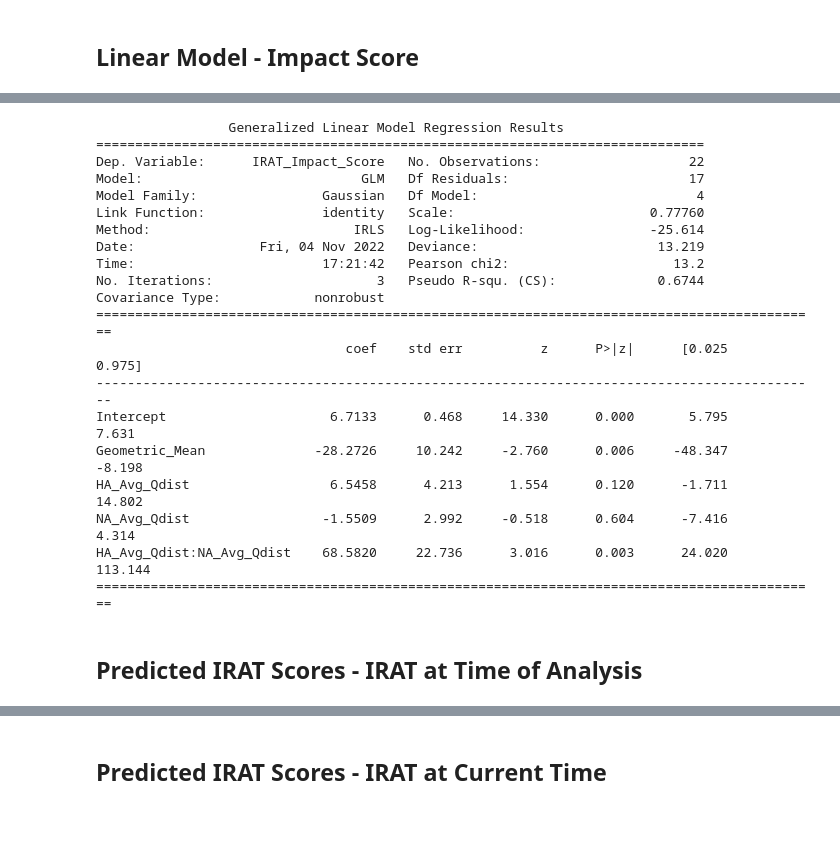
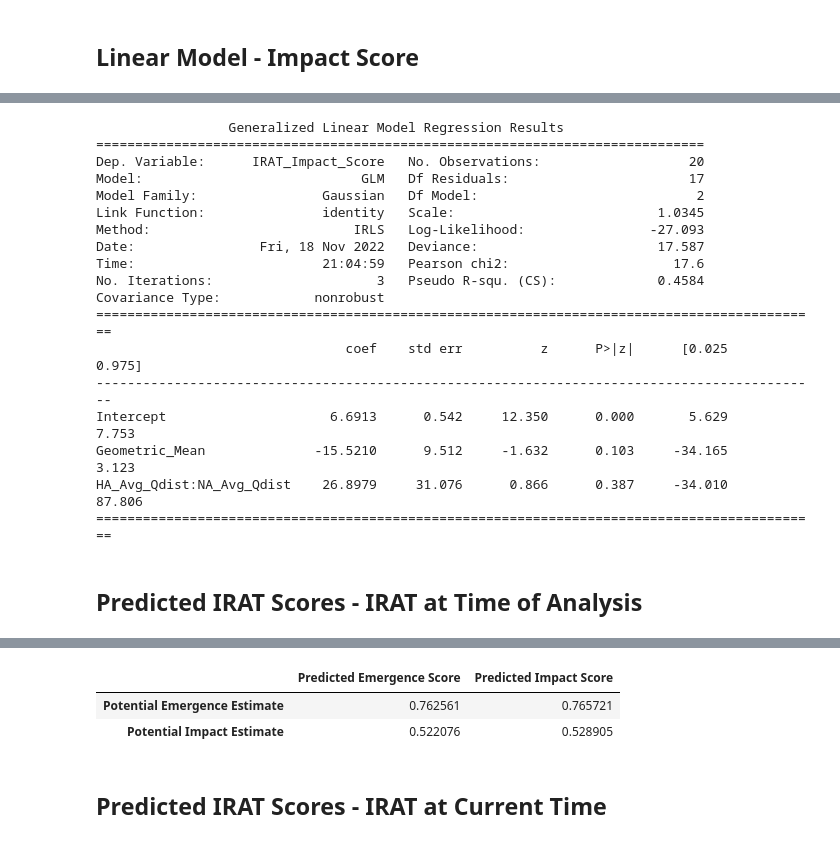
Before and after one commit to zeroknowledgediscovery/emergenet, a Jupyter notebook: irat_qnet/linear_models.ipynb, the cells around one changed output, grey strips where cells are left out. Cells and saved outputs as stored; diff of their text form; code cells hidden in the pictures.

```diff
--- a/irat_qnet/linear_models.ipynb
+++ b/irat_qnet/linear_models.ipynb
@@ -30,7 +30,7 @@ def save_fig(filename, AXIS=False):
     plt.savefig(filename, dpi=300, bbox_inches = 'tight', pad_inches = 0, transparent=True)
     return
 # %%
-df = pd.read_csv('results/irat_average_qdistances_filled.csv')
+df = pd.read_csv('results/irat_average_qdistances.csv')
 
 # filter by positive average qdistances
 df = df[(df['HA Average Qdistance'] > 0) & (df['NA Average Qdistance'] > 0)]
@@ -217,26 +143,28 @@ Geometric_Mean    -4.8520      2.230     -2.176      0.030      -9.222      -0.4
 # %%
-# IRAT_Emergence_Score ~ Geometric_Mean + HA_Avg_Qdist*NA_Avg_Qdist
-formula4 = 'IRAT_Impact_Score ~ Geometric_Mean + HA_Avg_Qdist*NA_Avg_Qdist'
+# IRAT_Emergence_Score ~ Geometric_Mean + HA_Avg_Qdist:NA_Avg_Qdist
+formula4 = 'IRAT_Impact_Score ~ Geometric_Mean + HA_Avg_Qdist:NA_Avg_Qdist'
 mod4 = smf.glm(formula=formula4, data=data).fit()
 print(mod4.summary())
+
+# save to model_impact_complex.txt
+# with open("results/glm_models/model_impact_complex.txt", "a") as f:
+#     print(mod4.summary(), file=f)
 # %% [output]
                  Generalized Linear Model Regression Results
 ==============================================================================
-Dep. Variable:      IRAT_Impact_Score   No. Observations:                   22
+Dep. Variable:      IRAT_Impact_Score   No. Observations:                   20
 Model:                            GLM   Df Residuals:                       17
-Model Family:                Gaussian   Df Model:                            4
-Link Function:               identity   Scale:                         0.77760
-Method:                          IRLS   Log-Likelihood:                -25.614
-Date:                Fri, 04 Nov 2022   Deviance:                       13.219
-Time:                        17:21:42   Pearson chi2:                     13.2
-No. Iterations:                     3   Pseudo R-squ. (CS):             0.6744
+Model Family:                Gaussian   Df Model:                            2
+Link Function:               identity   Scale:                          1.0345
+Method:                          IRLS   Log-Likelihood:                -27.093
+Date:                Fri, 18 Nov 2022   Deviance:                       17.587
+Time:                        21:04:59   Pearson chi2:                     17.6
+No. Iterations:                     3   Pseudo R-squ. (CS):             0.4584
 Covariance Type:            nonrobust
 =============================================================================================
                                 coef    std err          z      P>|z|      [0.025      0.975]
 ---------------------------------------------------------------------------------------------
-Intercept                     6.7133      0.468     14.330      0.000       5.795       7.631
-Geometric_Mean              -28.2726     10.242     -2.760      0.006     -48.347      -8.198
-HA_Avg_Qdist                  6.5458      4.213      1.554      0.120      -1.711      14.802
-NA_Avg_Qdist                 -1.5509      2.992     -0.518      0.604      -7.416       4.314
-HA_Avg_Qdist:NA_Avg_Qdist    68.5820     22.736      3.016      0.003      24.020     113.144
+Intercept                     6.6913      0.542     12.350      0.000       5.629       7.753
+Geometric_Mean              -15.5210      9.512     -1.632      0.103     -34.165       3.123
+HA_Avg_Qdist:NA_Avg_Qdist    26.8979     31.076      0.866      0.387     -34.010      87.806
 =============================================================================================
@@ -247,18 +171,25 @@ HA_Avg_Qdist:NA_Avg_Qdist    68.5820     22.736      3.016      0.003      24.02
 # %% [markdown]
 ## Predicted IRAT Scores - IRAT at Time of Analysis
+# %%
+# input: data, emergence and impact models
+# output: data with emergence and impact predictions
+def predict_irat(df, emergence_mod, impact_mod):
+    data = df.rename(columns={'Potential Emergence Estimate':'IRAT_Emergence_Score',
+                              'Potential Impact Estimate':'IRAT_Impact_Score',
+                              'Geometric Mean':'Geometric_Mean',
+                              'HA Average Qdistance':'HA_Avg_Qdist',
+                              'NA Average Qdistance':'NA_Avg_Qdist'})
+    data = data[(data['HA_Avg_Qdist'] > 0) & (data['NA_Avg_Qdist'] > 0)]
+    df['Predicted Emergence Score'] = emergence_mod.predict(data)
+    df['Predicted Impact Score'] = impact_mod.predict(data)
+    for i in range(len(df)):
+        if df['Geometric Mean'][i] > 0.3 and df['Geometric Mean'][i] != 1:
+            df.at[i, 'Predicted Emergence Score'] = 3.8
+            df.at[i, 'Predicted Impact Score'] = 4.45
+    return df
 # %%
-data = pd.read_csv('results/irat_average_qdistances_filled.csv')
-data = data.rename(columns={'Potential Emergence Estimate':'IRAT_Emergence_Score',
-                            'Potential Impact Estimate':'IRAT_Impact_Score',
-                            'Geometric Mean':'Geometric_Mean',
-                            'HA Average Qdistance':'HA_Avg_Qdist',
-                            'NA Average Qdistance':'NA_Avg_Qdist'})
-data = data[(data['HA_Avg_Qdist'] > 0) & (data['NA_Avg_Qdist'] > 0)]
-
-df_irat = pd.read_csv('results/irat_average_qdistances_filled.csv')
-
-df_irat['Predicted Emergence Score'] = mod2.predict(data)
-df_irat['Predicted Impact Score'] = mod4.predict(data)
+df_irat = pd.read_csv('results/irat_average_qdistances.csv')
+df_irat = predict_irat(df_irat, mod2, mod4)
 
 df_irat.to_csv('results/irat_predictions.csv')
 df_irat
@@ -280,6 +211,12 @@ df_irat
 | 20 | A/chicken/Tennessee/17-007431-3/2017 | H7N9 | Oct 2017 | 3.1 | 3.5 | ... |
 | 21 | A/chicken/Tennessee/17-007147-2/2017 | H7N9 | Oct 2017 | 2.8 | 3.5 | ... |
 | 22 | A/duck/New York/1996 | H1N1 | Nov 2011 | 2.3 | 2.4 | ... |
+# %%
+df_irat.corr()[:2][['Predicted Emergence Score', 'Predicted Impact Score']]
+# %% [output]
+|  | Predicted Emergence Score | Predicted Impact Score |
+| Potential Emergence Estimate | 0.762561 | 0.765721 |
+| Potential Impact Estimate | 0.522076 | 0.528905 |
 # %% [markdown]
 ## Predicted IRAT Scores - IRAT at Current Time
 # %%
```
Also changed, not shown: parts of 14 cells of this notebook, 2 other files.
